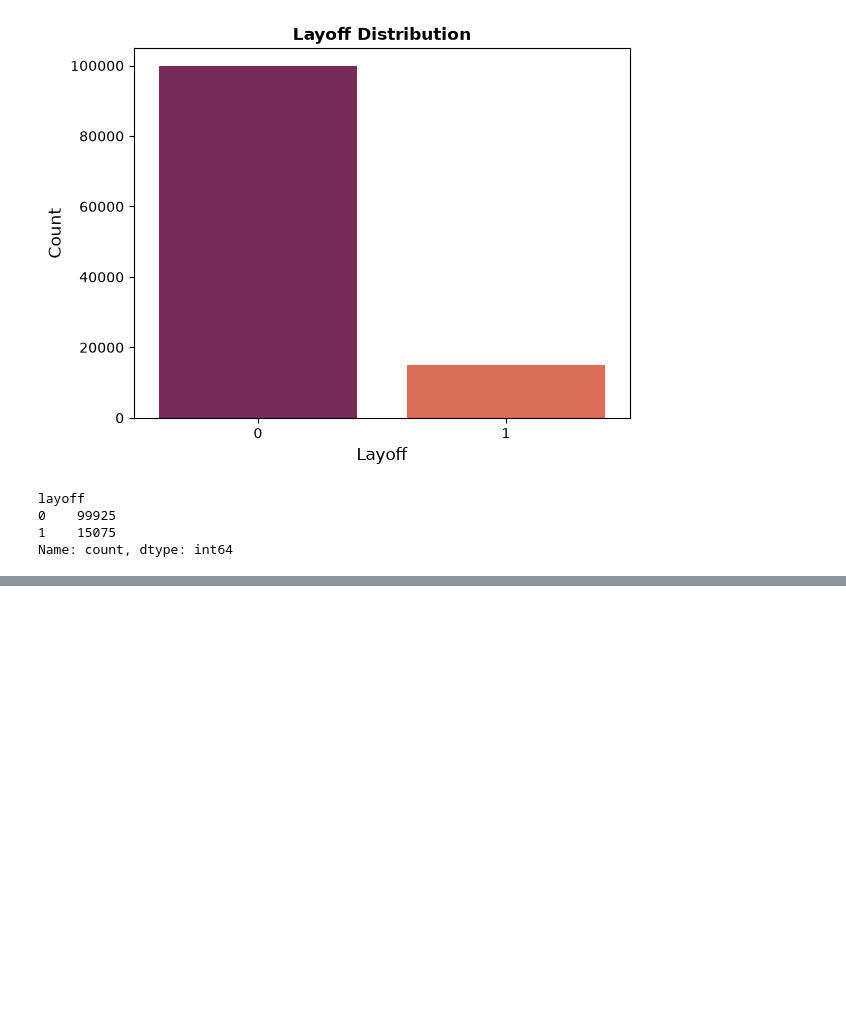
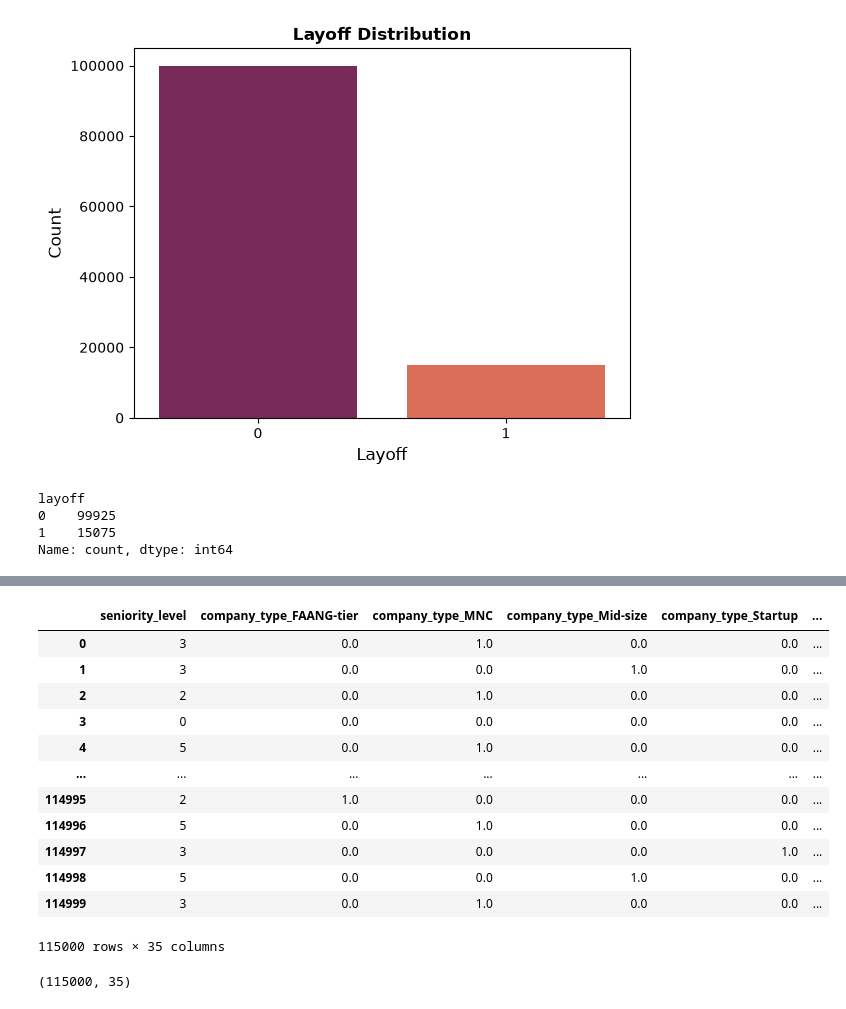
Before and after one commit to anshulbaisoya82-ux/Task-2-, a Jupyter notebook: Salary.ipynb, the cells around one changed output, grey strips where cells are left out. Drawn from its saved outputs; the diff is of its cells as text; code cells hidden in the pictures; blank space fills up the shorter version.

```diff
--- a/Salary.ipynb
+++ b/Salary.ipynb
@@ -880,0 +832,29 @@ F1 Score:   0.0000 (59.63%)
+# %%
+encoder1 = OneHotEncoder(sparse_output=False)
+encoder2 = LabelEncoder()
+encoded = encoder2.fit_transform(model2_df['seniority_level'])
+encoded2 = encoder1.fit_transform(model2_df[['company_type','sector','work_mode','job_location_country']])
+encoded1_df = pd.DataFrame(encoded,columns=['seniority_level'])
+encoded2_df = pd.DataFrame(encoded2,columns=encoder1.get_feature_names_out(['company_type','sector','work_mode','job_location_country']))
+# %%
+encoded_df = pd.concat([encoded1_df,encoded2_df,model2_df['layoff']],axis=1)
+# %%
+encoded_df
+# %% [output]
+|  | seniority_level | company_type_FAANG-tier | company_type_MNC | company_type_Mid-size | company_type_Startup | ... |
+| 0 | 3 | 0.0 | 1.0 | 0.0 | 0.0 | ... |
+| 1 | 3 | 0.0 | 0.0 | 1.0 | 0.0 | ... |
+| 2 | 2 | 0.0 | 1.0 | 0.0 | 0.0 | ... |
+| 3 | 0 | 0.0 | 0.0 | 0.0 | 0.0 | ... |
+| 4 | 5 | 0.0 | 1.0 | 0.0 | 0.0 | ... |
+| ... | ... | ... | ... | ... | ... | ... |
+| 114995 | 2 | 1.0 | 0.0 | 0.0 | 0.0 | ... |
+| 114996 | 5 | 0.0 | 1.0 | 0.0 | 0.0 | ... |
+| 114997 | 3 | 0.0 | 0.0 | 0.0 | 1.0 | ... |
+| 114998 | 5 | 0.0 | 0.0 | 1.0 | 0.0 | ... |
+| 114999 | 3 | 0.0 | 1.0 | 0.0 | 0.0 | ... |
+115000 rows × 35 columns
+# %%
+encoded_df.shape
+# %% [output]
+(115000, 35)
```
Also changed, not shown: parts of 38 cells of this notebook.
